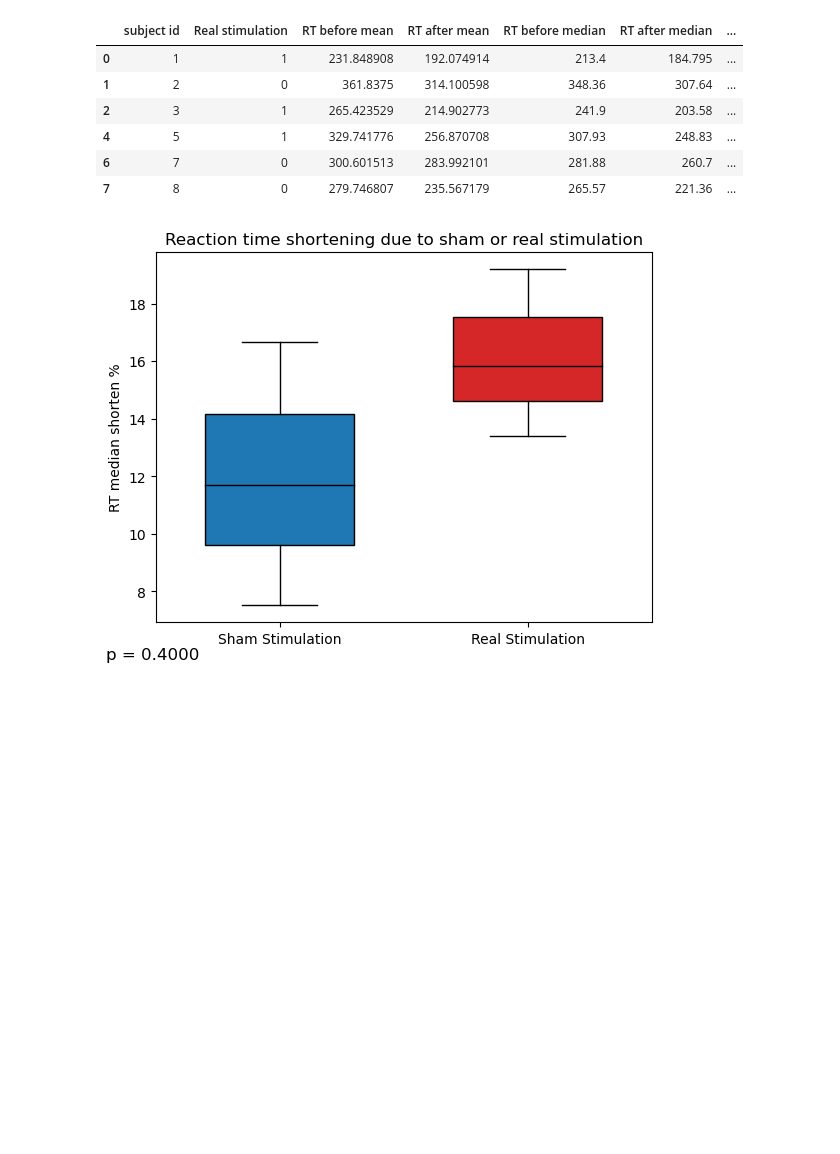
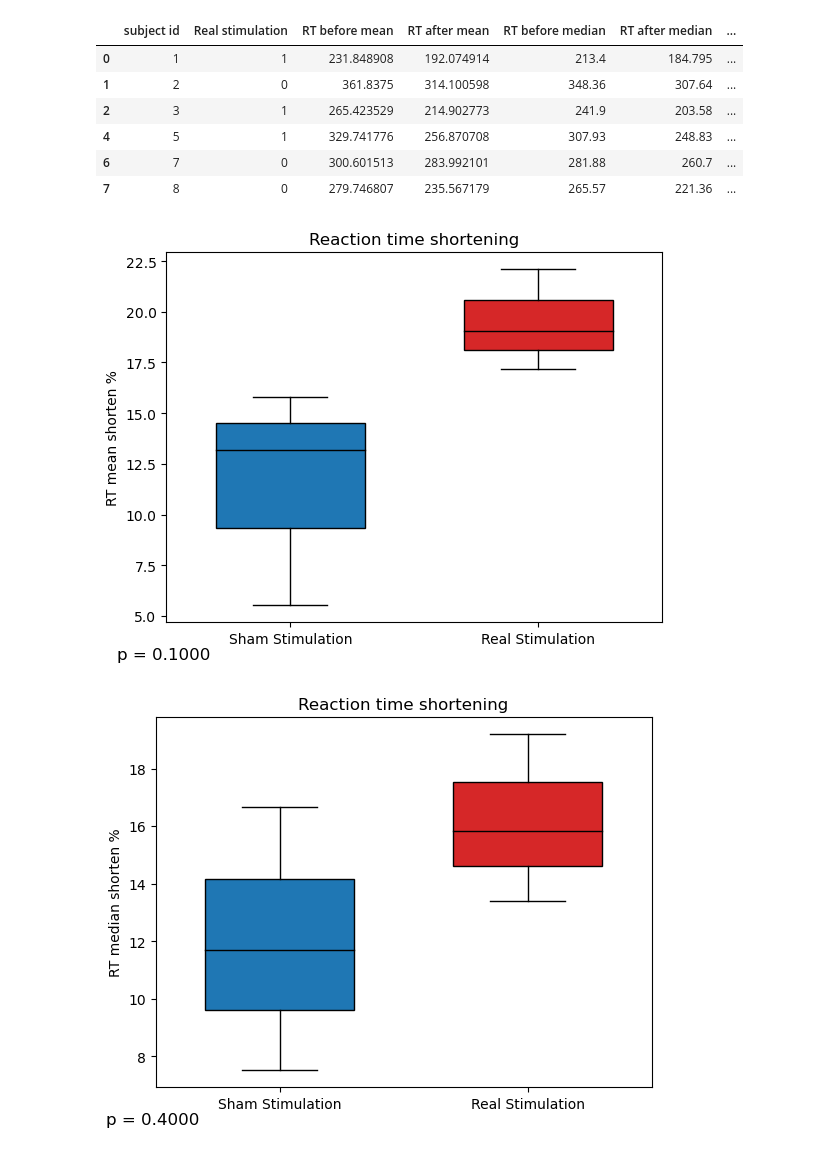
Before and after one commit to Shawnzty/tACS-Attention, a Jupyter notebook: processing/behavior.ipynb, the cells around one changed output. Saved outputs shown, nothing was run; the diff lists cells and outputs as text; code cells hidden in the pictures; blank space fills up the shorter version.

```diff
--- a/processing/behavior.ipynb
+++ b/processing/behavior.ipynb
@@ -116,39 +106,41 @@ display(behavior_compare)
 | 7 | 8 | 0 | 279.746807 | 235.567179 | 265.57 | 221.36 | ... |
 # %%
 # box plot of RT difference
-compare_object = "RT median shorten %"
-rt_diff_sham = behavior_compare.loc[behavior_compare['Real stimulation'] == 0, compare_object]
-rt_diff_real = behavior_compare.loc[behavior_compare['Real stimulation'] == 1, compare_object]
-rt_diff_sham = pd.to_numeric(rt_diff_sham)
-rt_diff_real = pd.to_numeric(rt_diff_real)
+compare_objects = ["RT mean shorten %", "RT median shorten %"]
+for compare_object in compare_objects:
+    rt_diff_sham = behavior_compare.loc[behavior_compare['Real stimulation'] == 0, compare_object]
+    rt_diff_real = behavior_compare.loc[behavior_compare['Real stimulation'] == 1, compare_object]
+    rt_diff_sham = pd.to_numeric(rt_diff_sham)
+    rt_diff_real = pd.to_numeric(rt_diff_real)
 
-# create boxplot
-# Create a box plot with whiskers
-fig, ax = plt.subplots()
-boxplots = ax.boxplot([rt_diff_sham, rt_diff_real], patch_artist=True, widths=0.6, showfliers=False)
+    # create boxplot
+    # Create a box plot with whiskers
+    fig, ax = plt.subplots()
+    boxplots = ax.boxplot([rt_diff_sham, rt_diff_real], patch_artist=True, widths=0.6, showfliers=False)
 
-# Set colors for the box plots
-colors = ['#1f77b4', '#d62728']
-for patch, color in zip(boxplots['boxes'], colors):
-    patch.set_facecolor(color)
+    # Set colors for the box plots
+    colors = ['#1f77b4', '#d62728']
+    for patch, color in zip(boxplots['boxes'], colors):
+        patch.set_facecolor(color)
 
-# Set median line color to black
-for median in boxplots['medians']:
-    median.set_color('black')
+    # Set median line color to black
+    for median in boxplots['medians']:
+        median.set_color('black')
 
-plt.xticks([1, 2], ['Sham Stimulation', 'Real Stimulation'])
-plt.ylabel(compare_object)
-plt.title('Reaction time shortening due to sham or real stimulation')
+    plt.xticks([1, 2], ['Sham Stimulation', 'Real Stimulation'])
+    plt.ylabel(compare_object)
+    plt.title('Reaction time shortening')
 
-# Perform the Mann-Whitney U test
-U, p_value = stats.mannwhitneyu(rt_diff_sham, rt_diff_real)
+    # Perform the Mann-Whitney U test
+    U, p_value = stats.mannwhitneyu(rt_diff_sham, rt_diff_real)
 
-# Add the p-value to the plot
-ax.annotate(f'p = {p_value:.4f}',
-            xy=(-0.1, -0.1),
-            xycoords=('axes fraction', 'axes fraction'),
-            ha='left', fontsize=12)
+    # Add the p-value to the plot
+    ax.annotate(f'p = {p_value:.4f}',
+                xy=(-0.1, -0.1),
+                xycoords=('axes fraction', 'axes fraction'),
+                ha='left', fontsize=12)
 
-plt.show()
+    plt.show()
 # %% [output]
-[figure, old version]
+[figure, new version]
+[figure, added]
```
Also changed, not shown: parts of 10 cells of this notebook.
